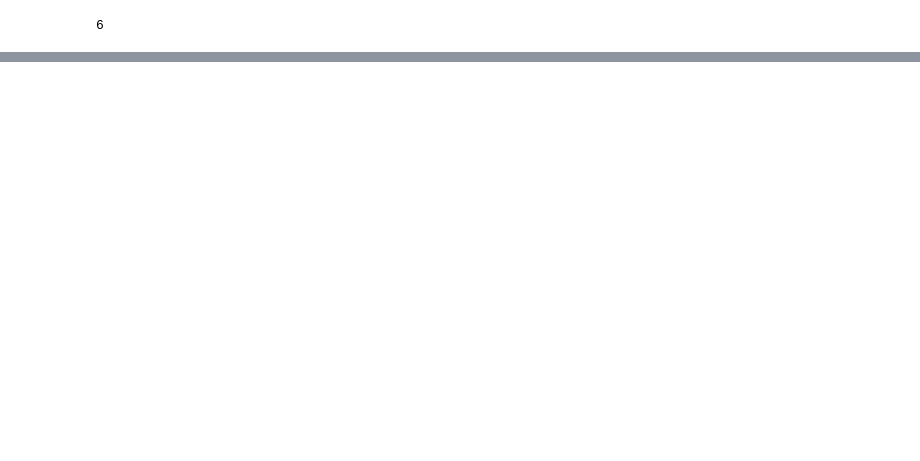
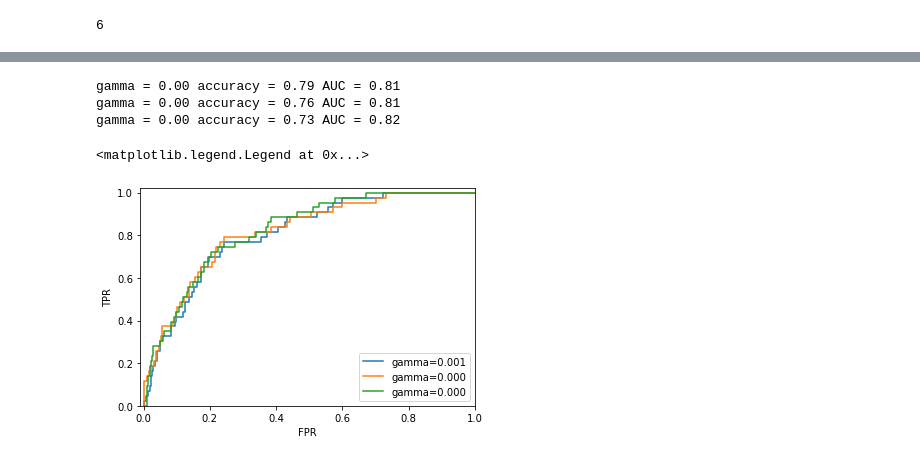
Before and after one commit to jimmyttri/stroke-pred, a Jupyter notebook: data_exploration.ipynb, the cells around one changed output, grey strips where cells are left out. Saved outputs shown, nothing was run; the diff lists cells and outputs as text; code cells hidden in the pictures; blank space fills up the shorter version.

```diff
--- a/data_exploration.ipynb
+++ b/data_exploration.ipynb
@@ -243,0 +417,22 @@ weighted avg       0.91      0.94      0.92      1533
+# %%
+from sklearn.metrics import roc_auc_score
+plt.figure()
+for gamma in [.001, .0001, .00001]:
+        svc = SVC(gamma=gamma, C=1).fit(X_val, y_val)
+        accuracy = svc.score(X_test, y_test)
+        auc = roc_auc_score(y_test, svc.decision_function(X_test))
+        fpr, tpr, _ = roc_curve(y_test , svc.decision_function(X_test))
+        print("gamma = {:.2f} accuracy = {:.2f} AUC = {:.2f}".format(
+        gamma, accuracy, auc))
+        plt.plot(fpr, tpr, label="gamma={:.3f}".format(gamma))
+plt.xlabel("FPR")
+plt.ylabel("TPR")
+plt.xlim(-0.01, 1)
+plt.ylim(0, 1.02)
+plt.legend(loc="best")
+# %% [output]
+gamma = 0.00 accuracy = 0.79 AUC = 0.81
+gamma = 0.00 accuracy = 0.76 AUC = 0.81
+gamma = 0.00 accuracy = 0.73 AUC = 0.82
+<matplotlib.legend.Legend at 0x...>
+[figure, added]
```
Also changed, not shown: parts of 36 cells of this notebook.
